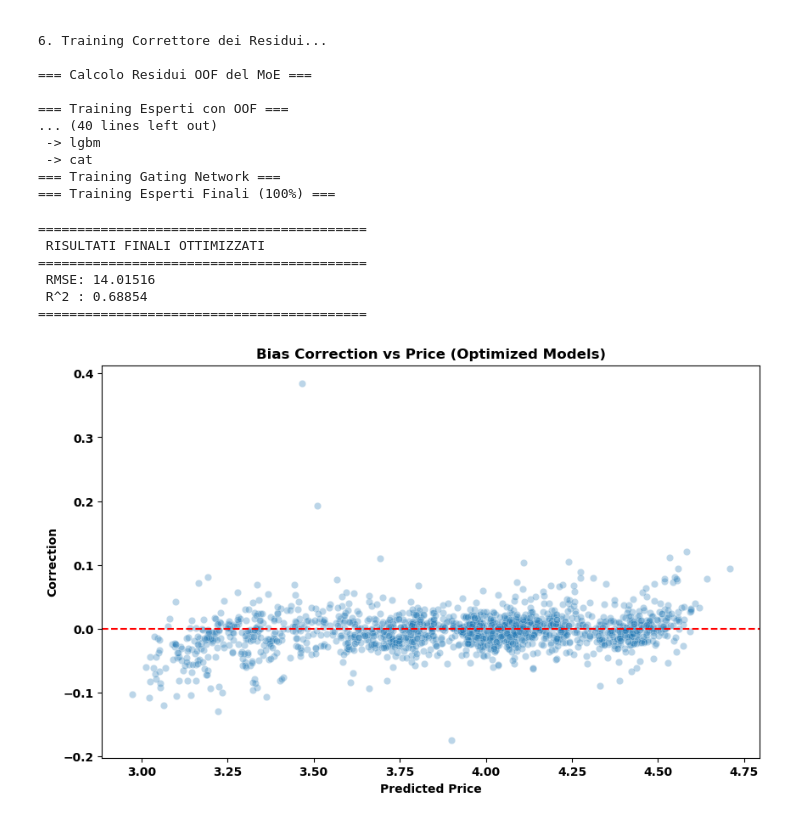
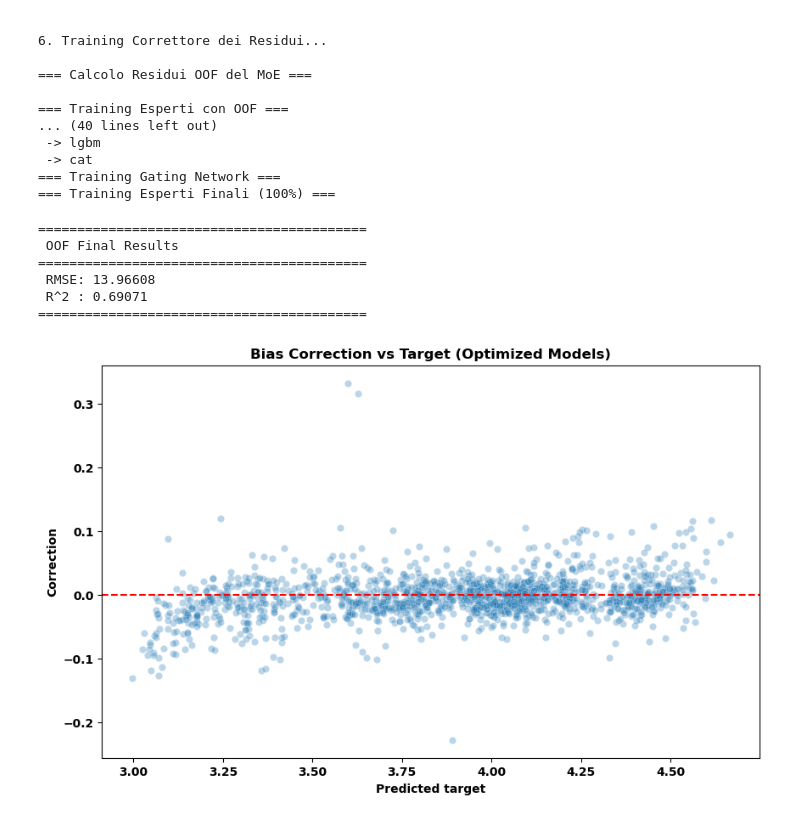
Before and after one commit to McNuggetsIT/FoodDeliveryTime, a Jupyter notebook: train.ipynb, the cells around one changed output. Cells and saved outputs as stored; diff of their text form; code cells hidden in the pictures.

```diff
--- a/train.ipynb
+++ b/train.ipynb
@@ -671,29 +671,29 @@ base_preds_test = final_system.base_moe_model.predict(X_test_scaled_df)
 # %%
 import matplotlib.pyplot as plt
 import seaborn as sns
 
 print(f"\n==========================================")
-print(f" RISULTATI FINALI OTTIMIZZATI")
+print(f" OOF Final Results")
 print(f"==========================================")
 print(f" RMSE: {final_rmse:.5f}")
 print(f" R^2 : {final_r2:.5f}")
 print(f"==========================================")
 
 plt.figure(figsize=(10, 6))
 sns.scatterplot(x=base_preds_test, y=corrections_test, alpha=0.3)
 plt.axhline(0, color='red', linestyle='--')
-plt.title("Bias Correction vs Price (Optimized Models)")
-plt.xlabel("Predicted Price")
+plt.title("Bias Correction vs Target (Optimized Models)")
+plt.xlabel("Predicted target")
 plt.ylabel("Correction")
 plt.show()
 # %% [output]
 ==========================================
- RISULTATI FINALI OTTIMIZZATI
+ OOF Final Results
 ==========================================
- RMSE: 14.01516
- R^2 : 0.68854
+ RMSE: 13.96608
+ R^2 : 0.69071
 ==========================================
-[figure, old version]
+[figure, new version]
 # %%
 # Evaluate on training data
 y_train_pred_log = final_system.predict(X_train_scaled_df)
```
Also changed, not shown: parts of 9 cells of this notebook, 2 other files.
